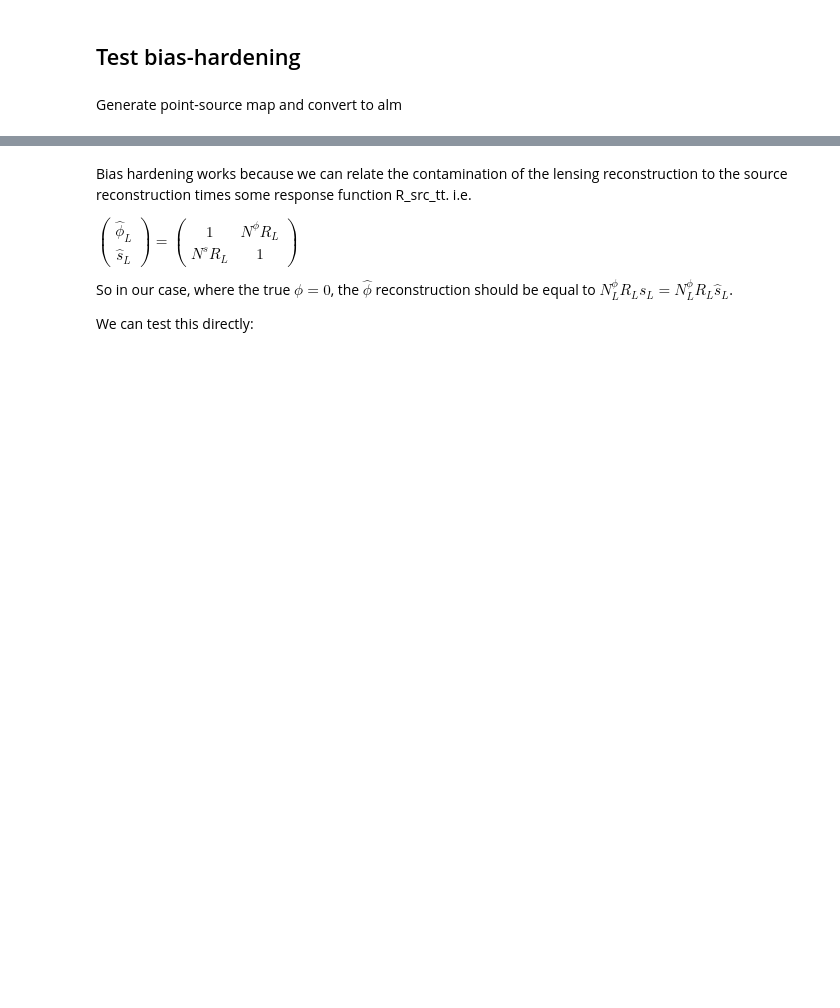
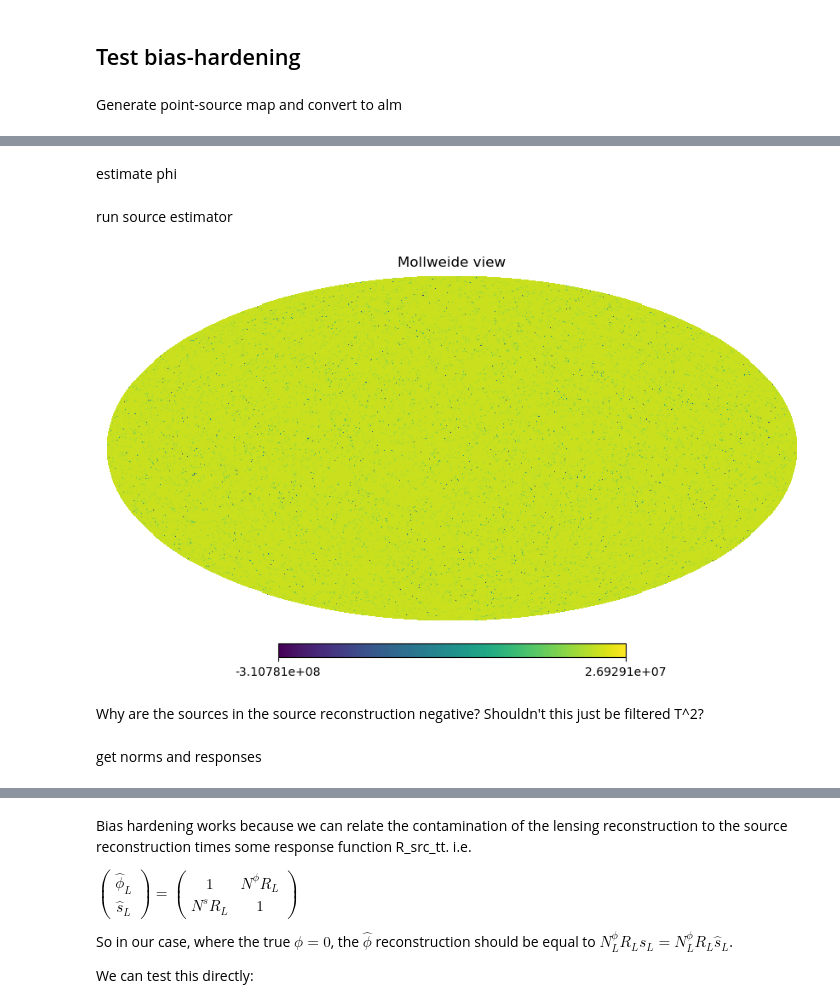
Before and after one commit to simonsobs/fgbias, a Jupyter notebook: examples/bh_test.ipynb, the cells around one changed output, grey strips where cells are left out. Drawn from its saved outputs; the diff is of its cells as text; code cells hidden in the pictures; blank space fills up the shorter version.

```diff
--- a/examples/bh_test.ipynb
+++ b/examples/bh_test.ipynb
@@ -65,16 +66,34 @@ hp.mollview(source_temp_map)
+# %%
+source_temp_map_beam_convolved = hp.smoothing(source_temp_map, fwhm=np.radians(beam_fwhm/60))
+fg_alm_beamed = hp.map2alm(source_temp_map_beam_convolved,lmax=mlmax)
+fg_alm = curvedsky.almxfl(fg_alm_beamed, 1./hp.gauss_beam(np.radians(beam_fwhm/60), lmax=mlmax))
 # %%
-fg_alm = hp.map2alm(source_temp_map, lmax=mlmax)
+#fg_alm = hp.map2alm(source_temp_map, lmax=mlmax)
 # %%
 fg_alm_filtered = qe.filter_alms(fg_alm, 1./tcls["TT"] ,lmin=lmin,lmax=lmax)
+# %% [markdown]
+estimate phi
 # %%
 px = qe.pixelization(nside=2048)
 phi_nonorm = qe.qe_all(px, ucls, mlmax,
                         fTalm=fg_alm_filtered, fEalm=None,fBalm=None,
                         estimators=['TT'],
                         xfTalm=fg_alm_filtered, xfEalm=None,xfBalm=None)['TT']
+# %% [markdown]
+run source estimator
 # %%
 src_nonorm = qe.qe_source(px, mlmax, fg_alm_filtered,
                           xfTalm=fg_alm_filtered)
+# %%
+%matplotlib inline
+
+hp.mollview(hp.alm2map(src_nonorm, nside=1024))
+# %% [output]
+[figure, added]
+# %% [markdown]
+Why are the sources in the source reconstruction negative? Shouldn't this just be filtered T^2?
+# %% [markdown]
+get norms and responses
 # %%
 R_tt_src = pytempura.get_cross(
     'TT','SRC',ucls,tcls,lmin,lmax,
```
Also changed, not shown: parts of 16 cells of this notebook.
